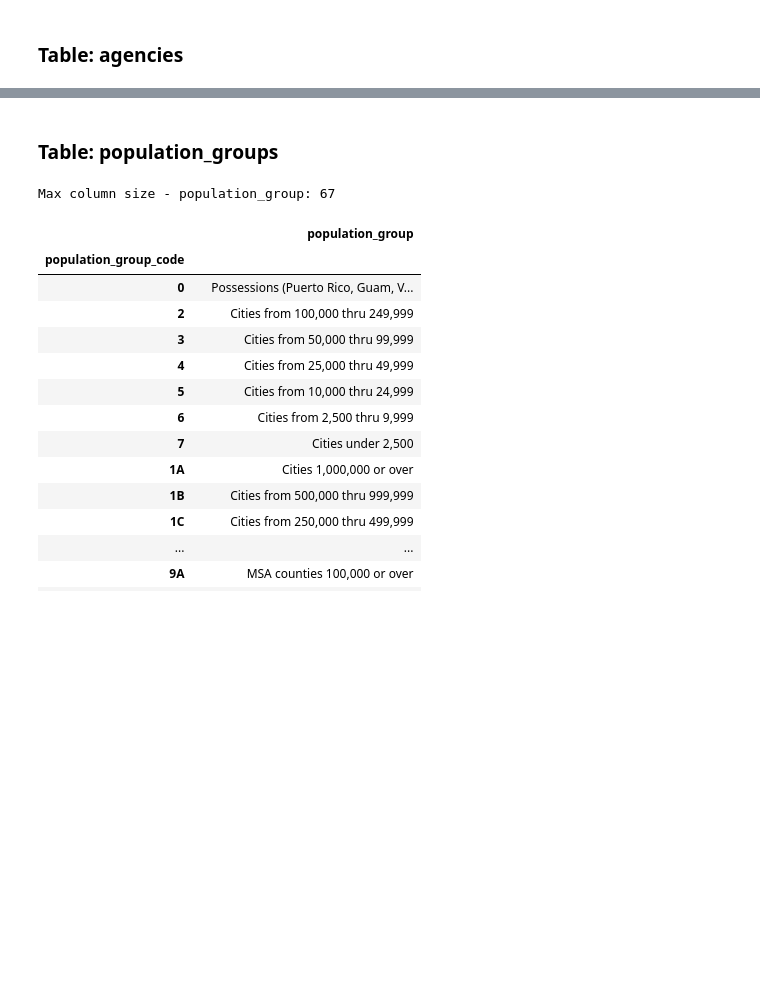
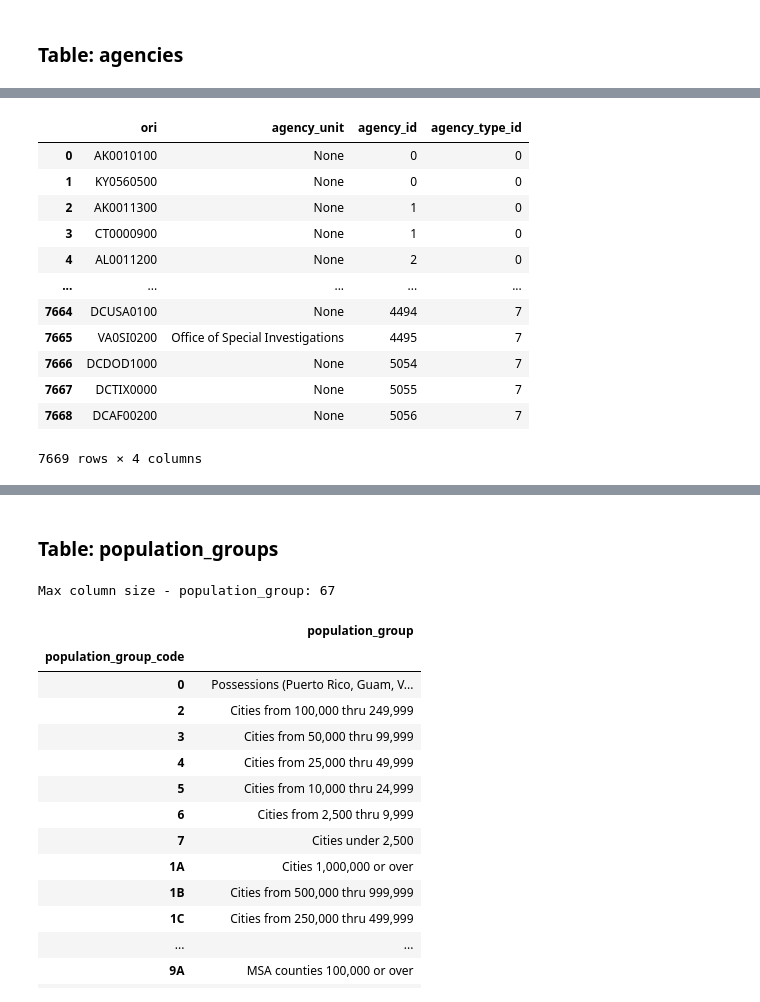
Before and after one commit to evacs/Project-3, a Jupyter notebook: etl/fbi_hate_crimes_data.ipynb, the cells around one changed output, grey strips where cells are left out. Drawn from its saved outputs; the diff is of its cells as text; code cells hidden in the pictures; blank space fills up the shorter version.

```diff
--- a/etl/fbi_hate_crimes_data.ipynb
+++ b/etl/fbi_hate_crimes_data.ipynb
@@ -146,0 +167,26 @@ print('Dataframe exported to csv')
+# %%
+# Import csv to easily merge with dataframe
+agencies = pd.read_csv('data/agencies.csv')
+agency_types = pd.read_csv('data/agency_types.csv')
+
+# Merge dataframes to get id fields and remove unneeded columns
+agency_oris_df = pd.merge(agency_oris_df, agencies, how='right', on='agency')
+agency_oris_df = pd.merge(agency_oris_df, agency_types, how='right', on='agency_type')
+agency_oris_df.drop(columns=['agency','agency_type'], inplace=True)
+
+# Display dataframe
+agency_oris_df
+# %% [output]
+|  | ori | agency_unit | agency_id | agency_type_id |
+| 0 | AK0010100 | None | 0 | 0 |
+| 1 | KY0560500 | None | 0 | 0 |
+| 2 | AK0011300 | None | 1 | 0 |
+| 3 | CT0000900 | None | 1 | 0 |
+| 4 | AL0011200 | None | 2 | 0 |
+| ... | ... | ... | ... | ... |
+| 7664 | DCUSA0100 | None | 4494 | 7 |
+| 7665 | VA0SI0200 | Office of Special Investigations | 4495 | 7 |
+| 7666 | DCDOD1000 | None | 5054 | 7 |
+| 7667 | DCTIX0000 | None | 5055 | 7 |
+| 7668 | DCAF00200 | None | 5056 | 7 |
+7669 rows × 4 columns
```
Also changed, not shown: parts of 17 cells of this notebook, 5 other files.
